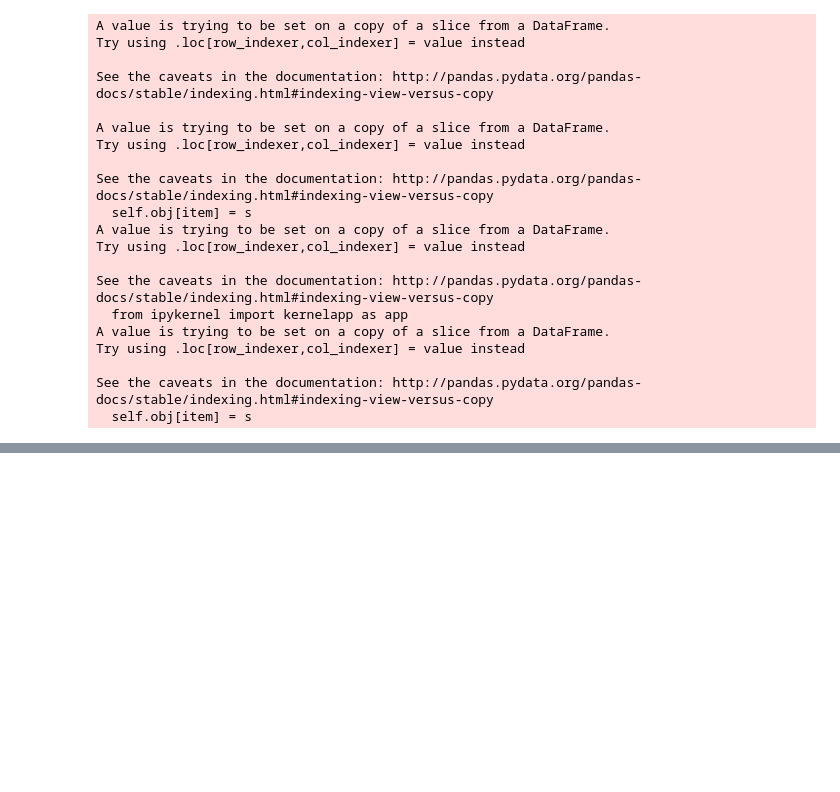
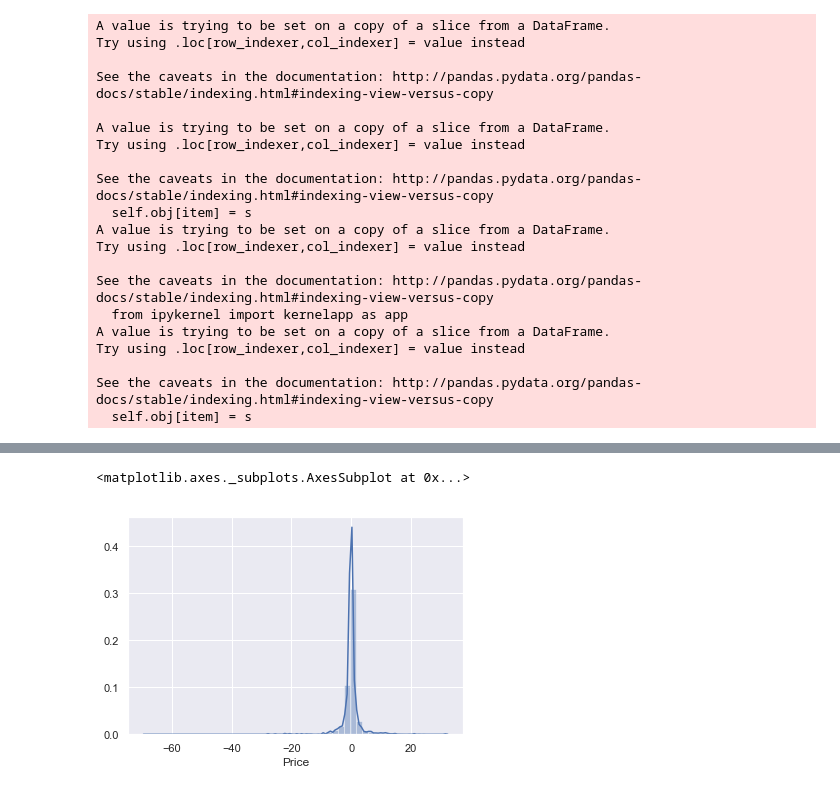
Before and after one commit to dayvheed/Car-Prices-, a Jupyter notebook: Car pricing.ipynb, the cells around one changed output, grey strips where cells are left out. Cells and saved outputs as stored; diff of their text form; code cells hidden in the pictures; blank space fills up the shorter version.

```diff
--- a/Car pricing.ipynb
+++ b/Car pricing.ipynb
@@ -312,0 +343,5 @@ pickle.dump(model_search, open('model_final.plk', 'wb'))
+# %%
+sns.distplot(y_test - y_pred)
+# %% [output]
+<matplotlib.axes._subplots.AxesSubplot at 0x...>
+[figure, added]
```
Also changed, not shown: parts of 19 cells of this notebook, 11 other files.
